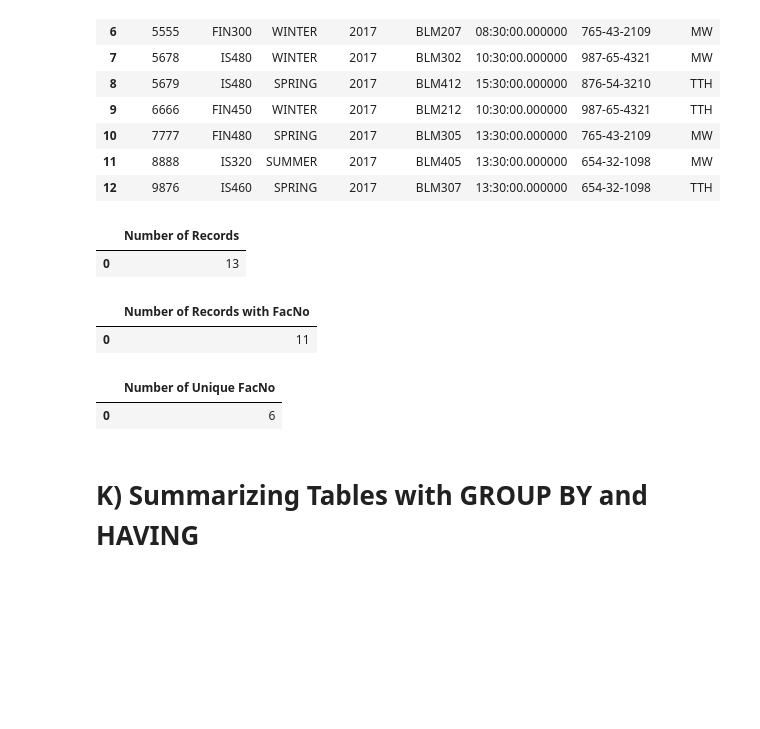
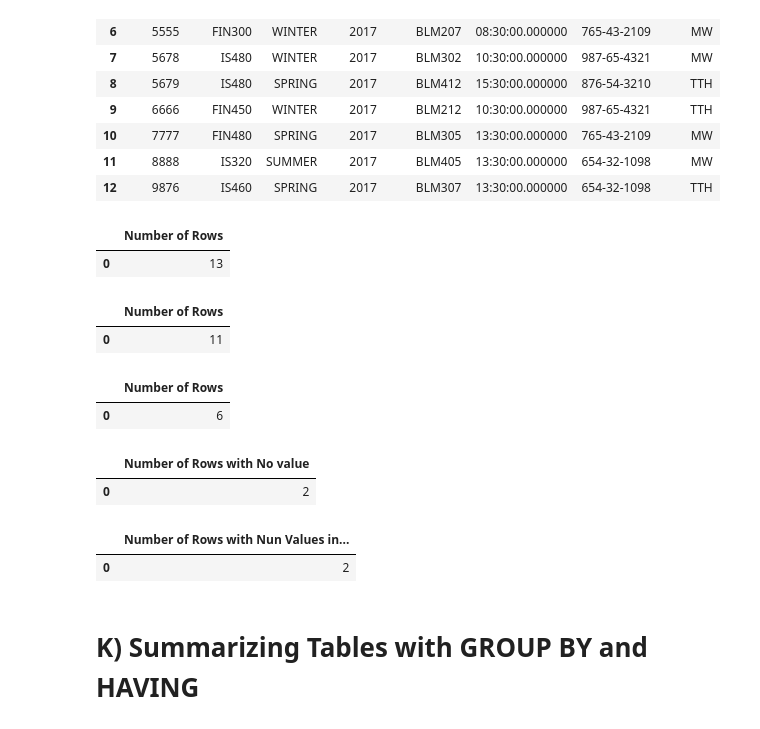
Before and after one commit to ogut77/MIS, a Jupyter notebook: QueryBlank.ipynb, the cells around one changed output. Drawn from its saved outputs; the diff is of its cells as text; code cells hidden in the pictures; blank space fills up the shorter version.

```diff
--- a/QueryBlank.ipynb
+++ b/QueryBlank.ipynb
@@ -514,33 +567,63 @@ Q24a
 # %%
 #Q24b-How many records are there in Offering Table
 txt='''
-
+Select count(*) AS 'Number of Rows'
+From Offering
 '''
 Q24b =  psql.sqldf(txt)
 Q24b
 # %% [output]
-|  | Number of Records |
+|  | Number of Rows |
 | 0 | 13 |
 # %%
-#Q24c- In Offering Table, how many records have FacNo in FacNo Column?
+#Q24c- In Offering Table,
+# how many records have FacNo in FacNo Column?
 txt='''
-
+Select count(FacNo) AS 'Number of Rows'
+From Offering
 '''
 Q24c =  psql.sqldf(txt)
 Q24c
 # %% [output]
-|  | Number of Records with FacNo |
+|  | Number of Rows |
 | 0 | 11 |
 # %%
-#Q24d- In Offering Table, how many unique FacNo are there in FacNo Column?
+#Q24d- In Offering Table,
+#how many unique FacNo are there in FacNo Column?
 txt='''
-
+Select count(distinct FacNo) AS 'Number of Rows'
+From Offering
 '''
 Q24d =  psql.sqldf(txt)
 Q24d
 # %% [output]
-|  | Number of Unique FacNo |
+|  | Number of Rows |
 | 0 | 6 |
+# %%
+#Q24d- In Offering Table,
+#how many unique FacNo are there in FacNo Column?
+txt='''
+Select count(*)-count(FacNo) AS 'Number of Rows with No value'
+From Offering
+'''
+Q24d =  psql.sqldf(txt)
+Q24d
+# %% [output]
+|  | Number of Rows with No value |
+| 0 | 2 |
+# %%
+#Q24d- In Offering Table,
+#how many unique FacNo are there in FacNo Column?
+txt='''
+Select count(*) AS 'Number of Rows with Nun Values in FAcNo'
+From Offering
+Where FacNo is null
+'''
+Q24d =  psql.sqldf(txt)
+Q24d
+# %% [output]
+|  | Number of Rows with Nun Values in... |
+| 0 | 2 |
 # %% [markdown]
 # K) Summarizing Tables with GROUP BY and HAVING
 # %%
```
Also changed, not shown: parts of 37 cells of this notebook.
